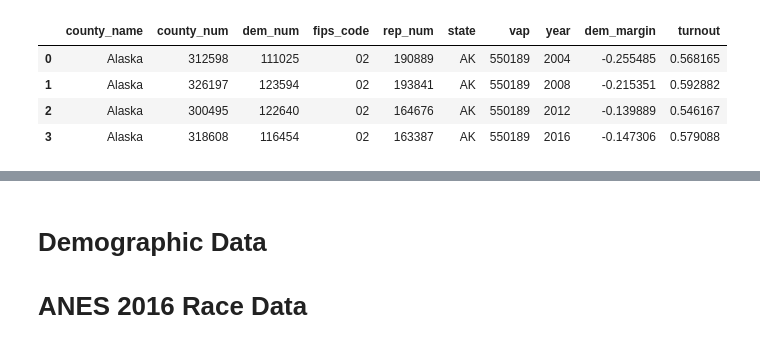
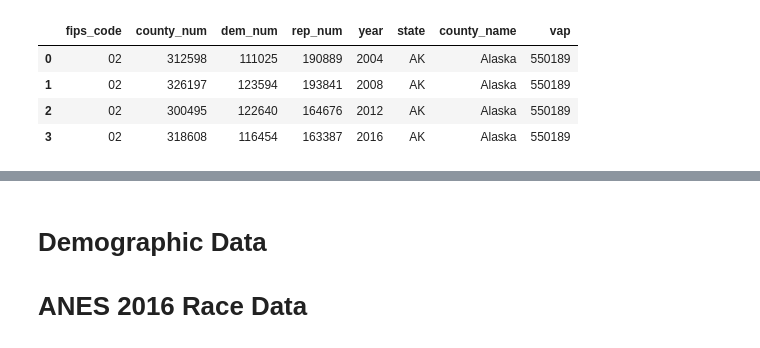
Before and after one commit to psthomas/election-vis, a Jupyter notebook: voting_national.ipynb, the cells around one changed output, grey strips where cells are left out. Drawn from its saved outputs; the diff is of its cells as text; code cells hidden in the pictures.

```diff
--- a/voting_national.ipynb
+++ b/voting_national.ipynb
@@ -322,23 +379,16 @@ electoral_df.head()
 # %%
 # Manually input Alaska statewide data because they don't use counties
 # http://uselectionatlas.org/RESULTS/compare.php?year=2016&fips=2&f=0&off=0&elect=0&type=state
-
 columns = ['fips_code', 'county_num', 'dem_num', 'rep_num',
             'year', 'state', 'county_name', 'vap']
-
 ak = [['02', '02', '02', '02'], [312598, 326197, 300495, 318608], [111025, 123594, 122640, 116454],
       [190889, 193841, 164676, 163387], [2004, 2008, 2012, 2016], ['AK', 'AK', 'AK', 'AK'],
       ['Alaska', 'Alaska', 'Alaska', 'Alaska'], [550189, 550189, 550189, 550189]]
-
 alaska_df = pd.DataFrame(dict(zip(columns, ak)))
-
-alaska_df['dem_margin'] =  (alaska_df['dem_num'] - alaska_df['rep_num'])/ alaska_df['county_num']
-alaska_df['turnout'] = alaska_df['county_num']/ alaska_df['vap']
-
 alaska_df
 # %% [output]
-|  | county_name | county_num | dem_num | fips_code | rep_num | state | vap | year | dem_margin | turnout |
-| 0 | Alaska | 312598 | 111025 | 02 | 190889 | AK | 550189 | 2004 | -0.255485 | 0.568165 |
-| 1 | Alaska | 326197 | 123594 | 02 | 193841 | AK | 550189 | 2008 | -0.215351 | 0.592882 |
-| 2 | Alaska | 300495 | 122640 | 02 | 164676 | AK | 550189 | 2012 | -0.139889 | 0.546167 |
-| 3 | Alaska | 318608 | 116454 | 02 | 163387 | AK | 550189 | 2016 | -0.147306 | 0.579088 |
+|  | fips_code | county_num | dem_num | rep_num | year | state | county_name | vap |
+| 0 | 02 | 312598 | 111025 | 190889 | 2004 | AK | Alaska | 550189 |
+| 1 | 02 | 326197 | 123594 | 193841 | 2008 | AK | Alaska | 550189 |
+| 2 | 02 | 300495 | 122640 | 164676 | 2012 | AK | Alaska | 550189 |
+| 3 | 02 | 318608 | 116454 | 163387 | 2016 | AK | Alaska | 550189 |
```
Also changed, not shown: parts of 33 cells of this notebook, 17 other files.
